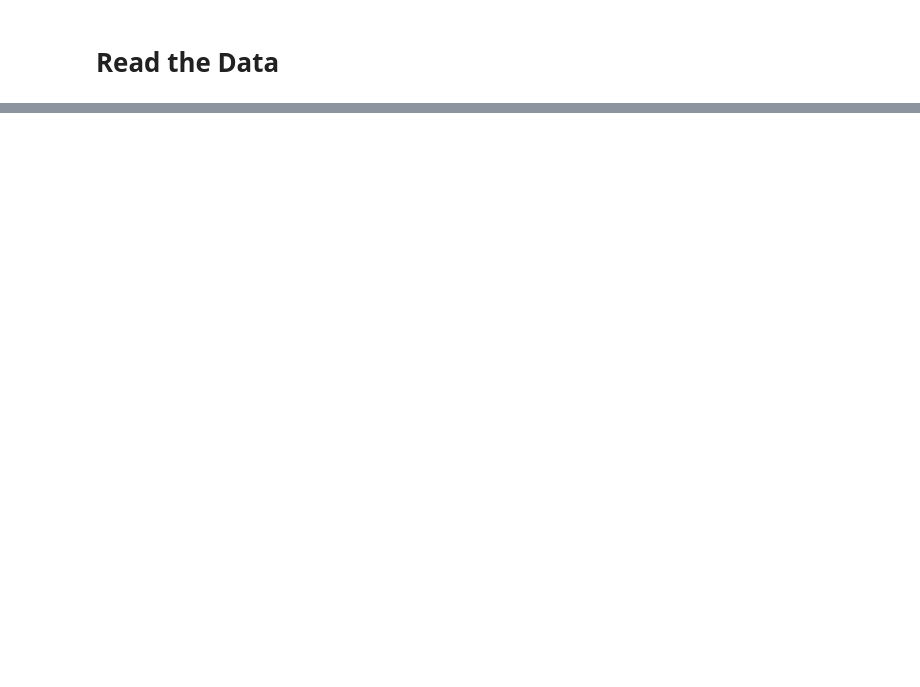
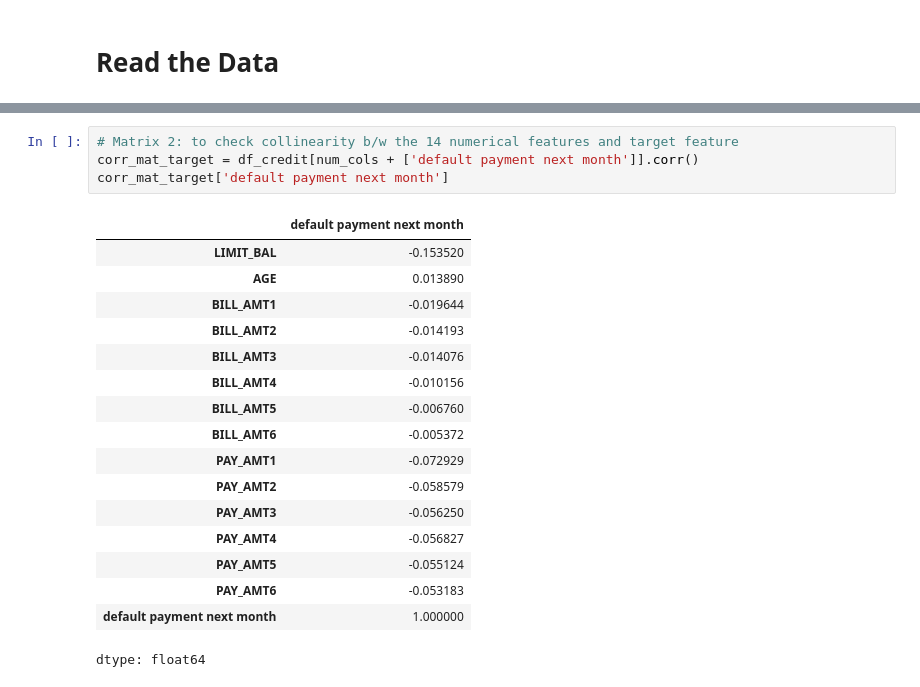
Before and after one commit to Knchna/Credit_Default_Preprocessing, a Jupyter notebook: Credit_Default_Preprocessing.ipynb, the cells around one changed output, grey strips where cells are left out. Saved outputs shown, nothing was run; the diff lists cells and outputs as text; blank space fills up the shorter version.

```diff
--- a/Credit_Default_Preprocessing.ipynb
+++ b/Credit_Default_Preprocessing.ipynb
@@ -40,0 +106,22 @@ df_credit.head(20)
+# %%
+# Matrix 2: to check collinearity b/w the 14 numerical features and target feature
+corr_mat_target = df_credit[num_cols + ['default payment next month']].corr()
+corr_mat_target['default payment next month']
+# %% [output]
+|  | default payment next month |
+| LIMIT_BAL | -0.153520 |
+| AGE | 0.013890 |
+| BILL_AMT1 | -0.019644 |
+| BILL_AMT2 | -0.014193 |
+| BILL_AMT3 | -0.014076 |
+| BILL_AMT4 | -0.010156 |
+| BILL_AMT5 | -0.006760 |
+| BILL_AMT6 | -0.005372 |
+| PAY_AMT1 | -0.072929 |
+| PAY_AMT2 | -0.058579 |
+| PAY_AMT3 | -0.056250 |
+| PAY_AMT4 | -0.056827 |
+| PAY_AMT5 | -0.055124 |
+| PAY_AMT6 | -0.053183 |
+| default payment next month | 1.000000 |
+dtype: float64
```
Also changed, not shown: parts of 16 cells of this notebook.
